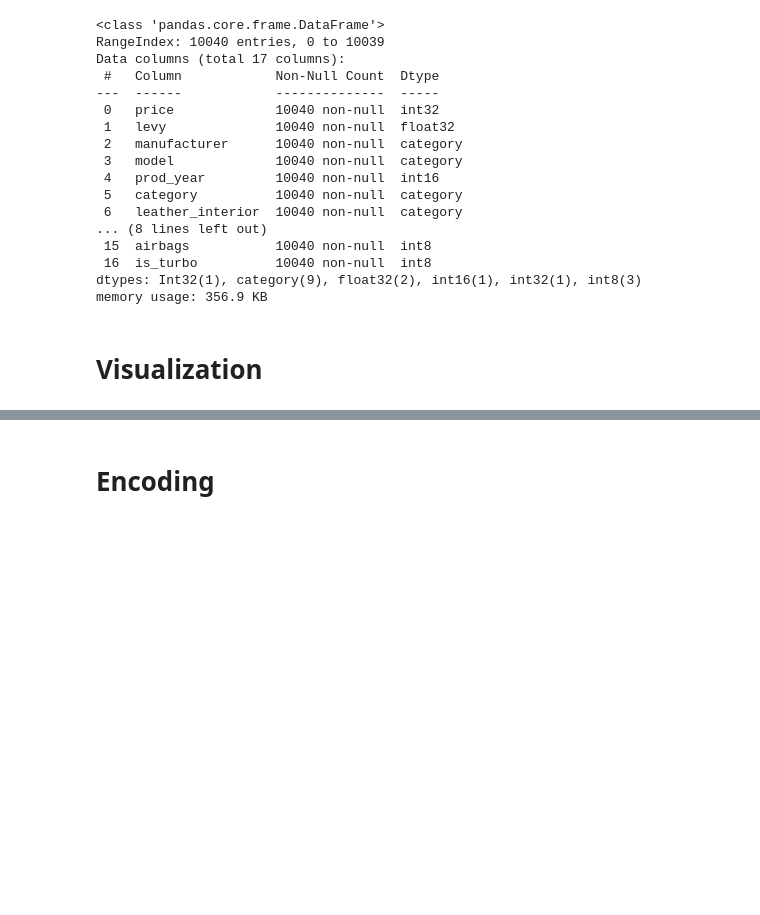
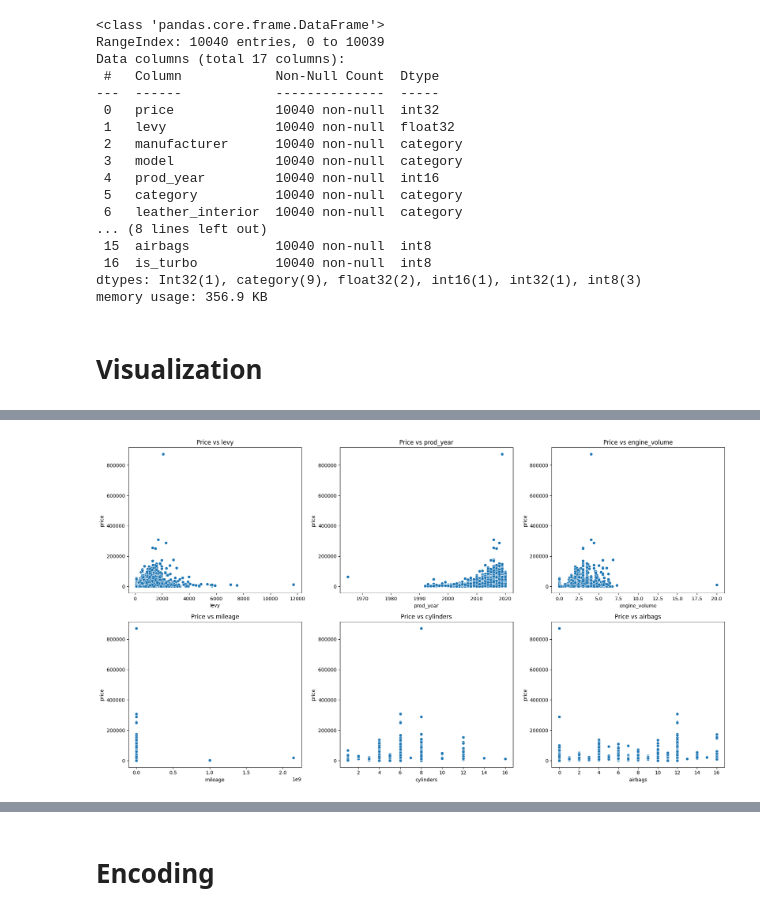
Before and after one commit to AI-ML1/Supervised-ML-Projects, a Jupyter notebook: Car_Price_Regression_Supervised_ML/Car_Price_Regression_ML.ipynb, the cells around one changed output, grey strips where cells are left out. Saved outputs shown, nothing was run; the diff lists cells and outputs as text; code cells hidden in the pictures; blank space fills up the shorter version.

```diff
--- a/Car_Price_Regression_Supervised_ML/Car_Price_Regression_ML.ipynb
+++ b/Car_Price_Regression_Supervised_ML/Car_Price_Regression_ML.ipynb
@@ -338,9 +326,0 @@ TOTAL NUMBER OF CATEGORICAL COLUMNS: 10
-# %%
-# visualization for categorical columns
-# Barchart
-
-for col in categorical_col:
-    plt.figure(figsize=(13,5))
-    sns.countplot(x=df[col],palette="coolwarm")
-    plt.title(f"Category  count for {col}")
-    plt.show()
@@ -373,10 +326,0 @@ Passing `palette` without assigning `hue` is deprecated and will be removed in v
-# %%
-# Pie chart for categorical columns
-
-for col in categorical_col:
-    plt.figure(figsize=(12,5))
-    plt.subplot(1,2,2)
-    df[col].value_counts().plot.pie(autopct="%1.1f%%",cmap="coolwarm",startangle=90,wedgeprops={"edgecolor": "black"})
-    plt.title(f"Pie Chart: {col}")
-    plt.ylabel(" ")
-    plt.show()
@@ -403,9 +326,0 @@ TOTAL NUMBER OF NUMERICAL COLUMNS:8
-# %%
-# Visualization for numerical columns
-
-for col in numerical_col:
-    plt.figure(figsize=(6,4))
-
-    sns.histplot(df[col],bins=10, color="green")
-    plt.title(f"Distribution of {col}")
-    plt.show()
@@ -420,0 +327,13 @@ for col in numerical_col:
+# %%
+numerical_features = ['levy', 'prod_year', 'engine_volume', 'mileage', 'cylinders', 'airbags']
+fig, axes = plt.subplots(2, 3, figsize=(18, 10))
+
+for i, feature in enumerate(numerical_features):
+    row, col = i // 3, i % 3
+    sns.scatterplot(x=df[feature], y=df["price"], ax=axes[row, col])
+    axes[row, col].set_title(f"Price vs {feature}")
+
+plt.tight_layout()
+plt.show()
+# %% [output]
+[figure, added]
```
Also changed, not shown: parts of 36 cells of this notebook.
